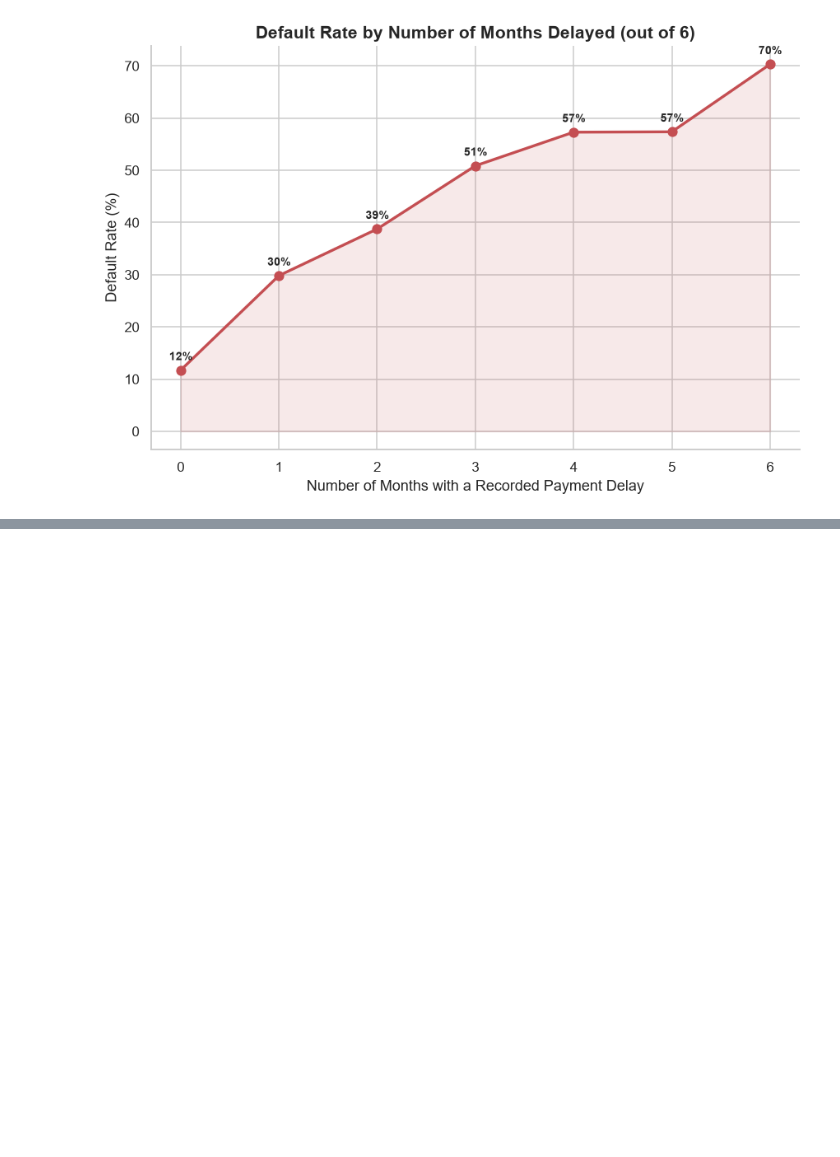
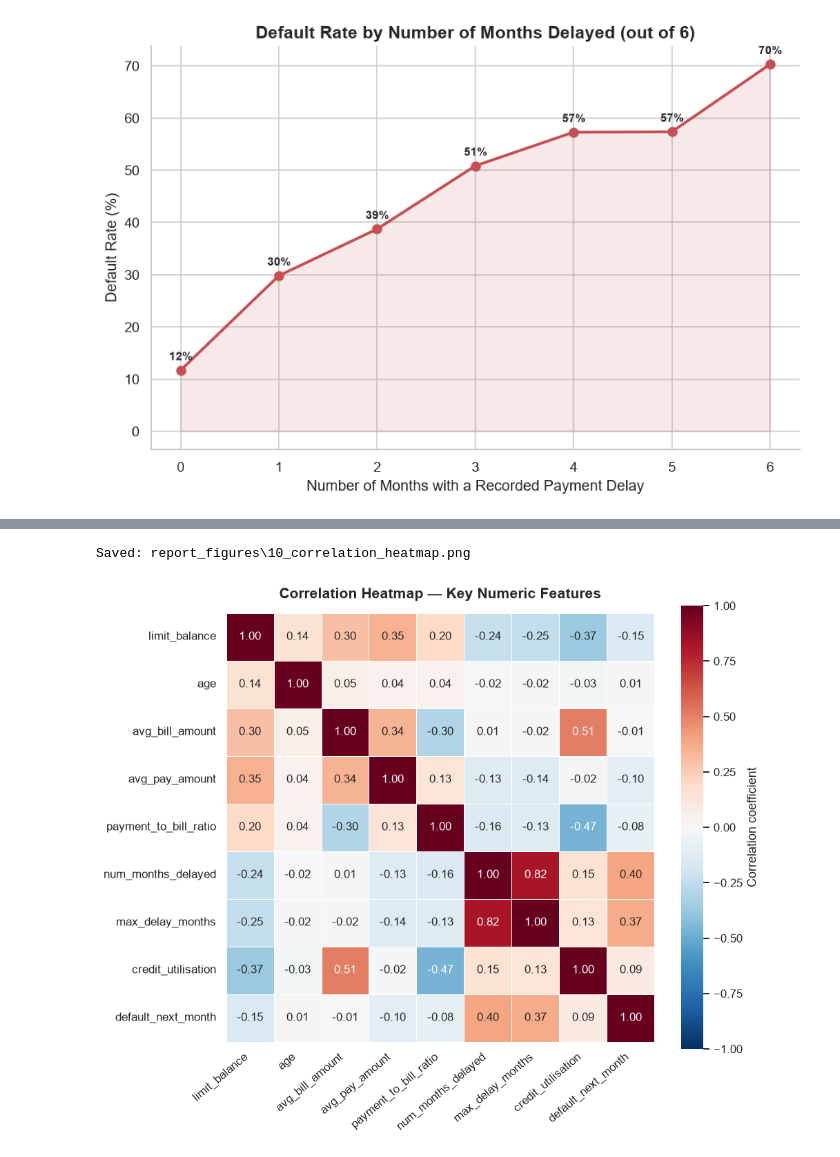
Before and after one commit to Dewmi2004/NovaX--Group-project-of-Python-for-DS-AI, a Jupyter notebook: NovaX.ipynb, the cells around one changed output, grey strips where cells are left out. Drawn from its saved outputs; the diff is of its cells as text; code cells hidden in the pictures; blank space fills up the shorter version.

```diff
--- a/NovaX.ipynb
+++ b/NovaX.ipynb
@@ -1198,0 +1219,25 @@ Saved: report_figures\08_default_rate_by_months_delayed.png
+# %%
+corr_features = [
+    "limit_balance", "age", "avg_bill_amount", "avg_pay_amount",
+    "payment_to_bill_ratio", "num_months_delayed", "max_delay_months",
+    "credit_utilisation", "default_next_month",
+]
+
+corr_matrix = df[corr_features].corr()
+
+fig, ax = plt.subplots(figsize=(9, 7.5))
+sns.heatmap(
+    corr_matrix, annot=True, fmt=".2f", cmap="RdBu_r", center=0,
+    vmin=-1, vmax=1, square=True, linewidths=0.6, linecolor="white",
+    cbar_kws={"label": "Correlation coefficient"}, ax=ax,
+)
+
+ax.set_title("Correlation Heatmap — Key Numeric Features", pad=14)
+plt.xticks(rotation=40, ha="right")
+plt.yticks(rotation=0)
+plt.tight_layout()
+save_fig(fig, "10_correlation_heatmap.png")
+plt.show()
+# %% [output]
+Saved: report_figures\10_correlation_heatmap.png
+[figure, added]
```
Also changed, not shown: parts of 2 cells of this notebook, 2 other files.
